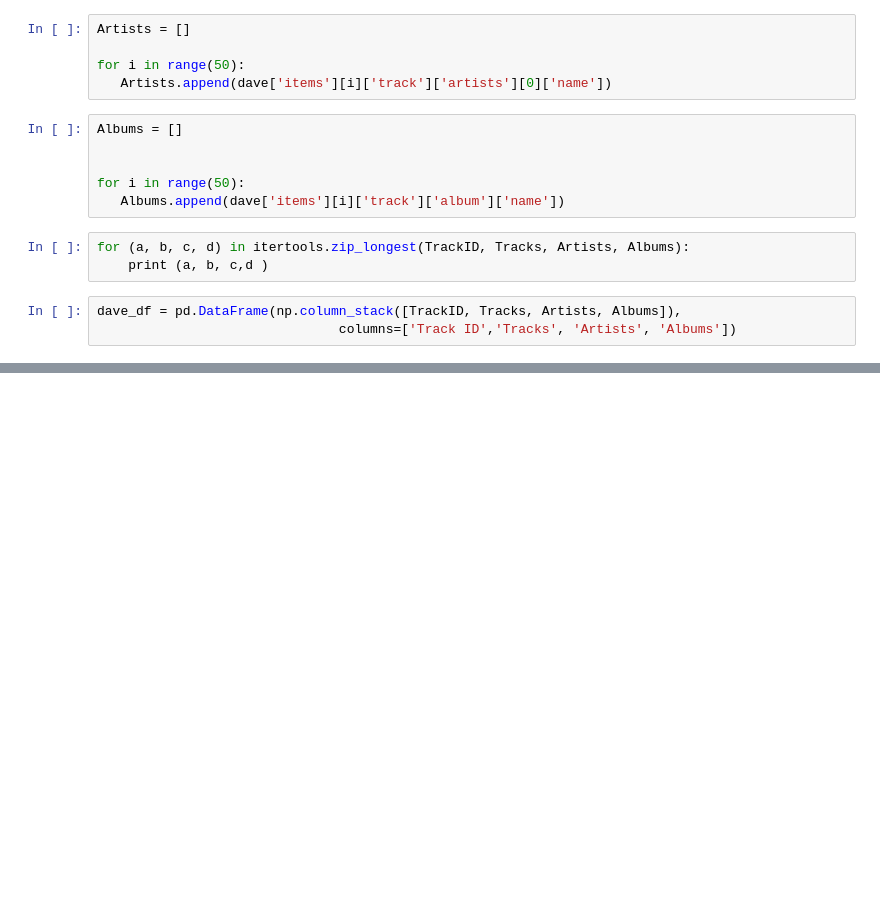
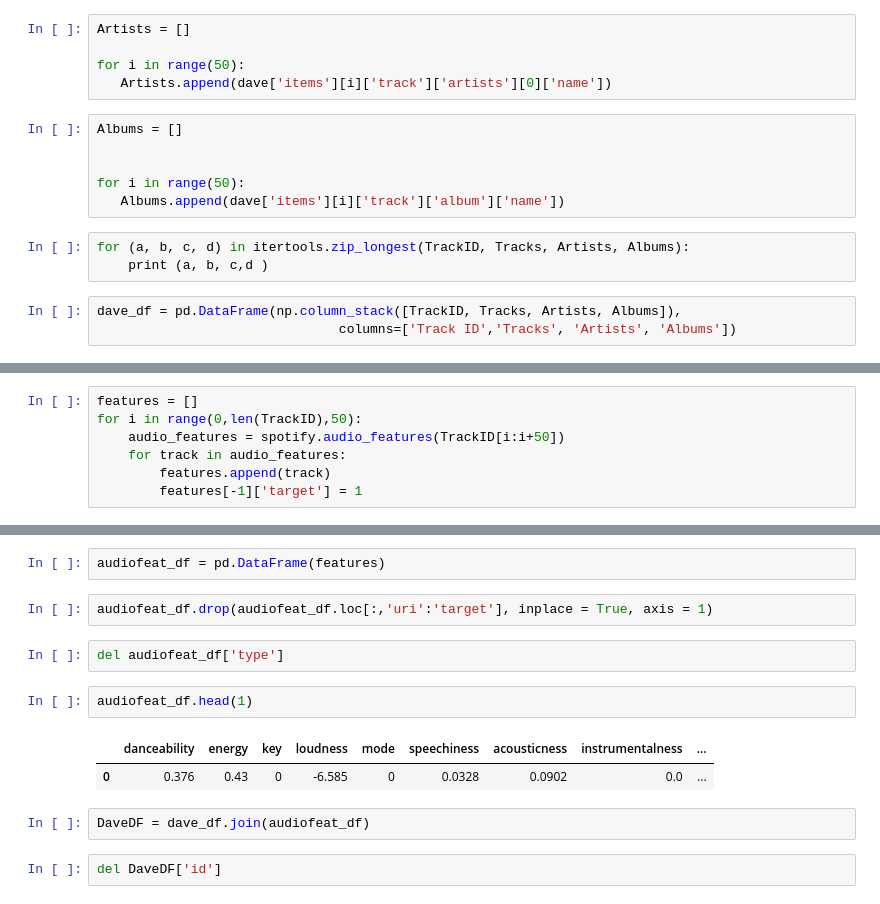
Before and after one commit to DHolowitz/FinalProject, a Jupyter notebook: CreateTop50.Dave.ipynb, the cells around one changed output, grey strips where cells are left out. Drawn from its saved outputs; the diff is of its cells as text; blank space fills up the shorter version.

```diff
--- a/CreateTop50.Dave.ipynb
+++ b/CreateTop50.Dave.ipynb
@@ -111,0 +79,7 @@ dave_df
+# %%
+features = []
+for i in range(0,len(TrackID),50):
+    audio_features = spotify.audio_features(TrackID[i:i+50])
+    for track in audio_features:
+        features.append(track)
+        features[-1]['target'] = 1
@@ -111,0 +106,15 @@ dave_df
+# %%
+audiofeat_df = pd.DataFrame(features)
+# %%
+audiofeat_df.drop(audiofeat_df.loc[:,'uri':'target'], inplace = True, axis = 1)
+# %%
+del audiofeat_df['type']
+# %%
+audiofeat_df.head(1)
+# %% [output]
+|  | danceability | energy | key | loudness | mode | speechiness | acousticness | instrumentalness | ... |
+| 0 | 0.376 | 0.43 | 0 | -6.585 | 0 | 0.0328 | 0.0902 | 0.0 | ... |
+# %%
+DaveDF = dave_df.join(audiofeat_df)
+# %%
+del DaveDF['id']
```
Also changed, not shown: parts of 7 cells of this notebook.
